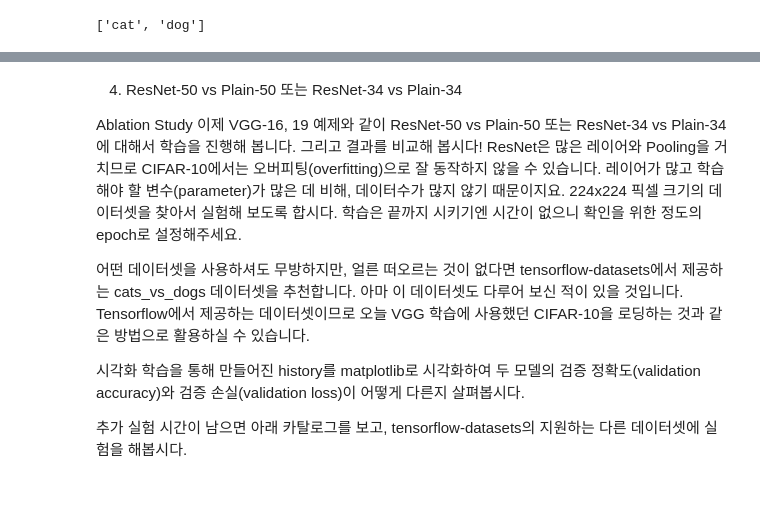
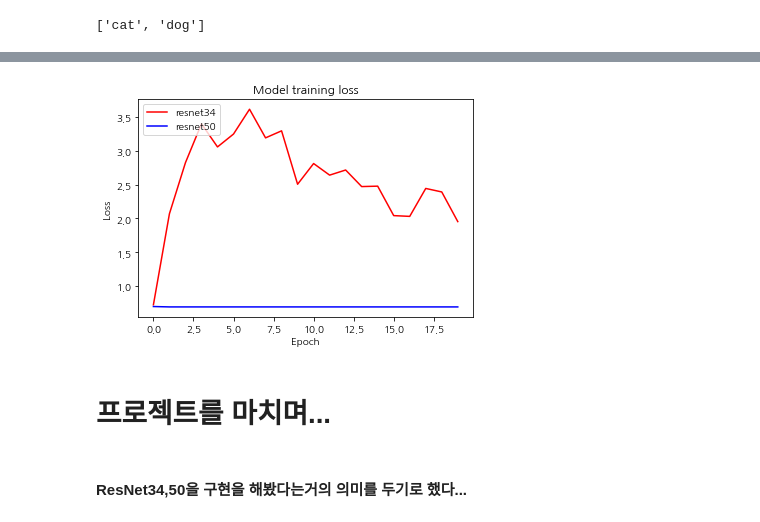
Before and after one commit to zoohoney/workplace, a Jupyter notebook: CV-ResNet_Ablation_Study.ipynb, the cells around one changed output, grey strips where cells are left out. Drawn from its saved outputs; the diff is of its cells as text; code cells hidden in the pictures; blank space fills up the shorter version.

```diff
--- a/CV-ResNet_Ablation_Study.ipynb
+++ b/CV-ResNet_Ablation_Study.ipynb
@@ -45,6 +39,6 @@ fig = tfds.show_examples(ds_valid, ds_info_valid)
 # %%
 def normalize_and_resize_img(image, label):
     """Normalizes images: `uint8` -> `float32`."""
-    # image = tf.image.resize(image, [32, 32])
+    image = tf.image.resize(image, [224, 224])
     return tf.cast(image, tf.float32) / 255., label
 # %%
@@ -557,18 +503,19 @@ Trainable params: 21,309,570
 Non-trainable params: 17,024
 __________________________________________________________________________________________________
 # %%
+# ResNet-34 학습
 resnet34.compile(
     loss='sparse_categorical_crossentropy',
     optimizer=tf.keras.optimizers.SGD(lr=0.01, clipnorm=1.),
     metrics=['accuracy'],
 )
 
-# history_34 = resnet34.fit(
-#     ds_train,
-#     steps_per_epoch=int(ds_info_train.splits['train[:80%]'].num_examples/BATCH_SIZE),
-#     validation_steps=int(ds_info_valid.splits['train[80%:]'].num_examples/BATCH_SIZE),
-#     epochs=EPOCH,
-#     validation_data=ds_valid,
-#     verbose=1,
-#     use_multiprocessing=True,
-# )
+history_34 = resnet34.fit(
+    ds_train,
+    steps_per_epoch=int(ds_info_train.splits['train[:80%]'].num_examples/BATCH_SIZE),
+    validation_steps=int(ds_info_valid.splits['train[80%:]'].num_examples/BATCH_SIZE),
+    epochs=EPOCH,
+    validation_data=ds_valid,
+    verbose=1,
+    use_multiprocessing=True,
+)
@@ -574,0 +540,7 @@ resnet34.compile(
+# %%
+#resnet50 모델
+resnet50_input_layer = keras.layers.Input(shape=(224,224,3), name='input_layer')   # 입력 레이어 생성 = (224,224,3)
+resnet50_block_output = build_resnet(resnet50_input_layer, num_layer=50) # num_layer 설정
+
+resnet50 = keras.Model(inputs=resnet50_input_layer, outputs=resnet50_block_output)
+resnet50.summary()
@@ -575,5 +565,11 @@ resnet34.compile(
 # %%
-history_34 = resnet34.fit(
+resnet50.compile(
+    loss='sparse_categorical_crossentropy',
+    optimizer=tf.keras.optimizers.SGD(lr=0.01, clipnorm=1.),
+    metrics=['accuracy'],
+)
+
+history_50 = resnet50.fit(
     ds_train,
     steps_per_epoch=int(ds_info_train.splits['train[:80%]'].num_examples/BATCH_SIZE),
     validation_steps=int(ds_info_valid.splits['train[80%:]'].num_examples/BATCH_SIZE),
@@ -606,13 +599,15 @@ resnet_50.summary()
-# %% [markdown]
-4) ResNet-50 vs Plain-50 또는 ResNet-34 vs Plain-34
-
-Ablation Study
-이제 VGG-16, 19 예제와 같이 ResNet-50 vs Plain-50 또는 ResNet-34 vs Plain-34에 대해서 학습을 진행해 봅니다. 그리고 결과를 비교해 봅시다! ResNet은 많은 레이어와 Pooling을 거치므로 CIFAR-10에서는 오버피팅(overfitting)으로 잘 동작하지 않을 수 있습니다. 레이어가 많고 학습해야 할 변수(parameter)가 많은 데 비해, 데이터수가 많지 않기 때문이지요. 224x224 픽셀 크기의 데이터셋을 찾아서 실험해 보도록 합시다. 학습은 끝까지 시키기엔 시간이 없으니 확인을 위한 정도의 epoch로 설정해주세요.
-
-어떤 데이터셋을 사용하셔도 무방하지만, 얼른 떠오르는 것이 없다면 tensorflow-datasets에서 제공하는 cats_vs_dogs 데이터셋을 추천합니다. 아마 이 데이터셋도 다루어 보신 적이 있을 것입니다. Tensorflow에서 제공하는 데이터셋이므로 오늘 VGG 학습에 사용했던 CIFAR-10을 로딩하는 것과 같은 방법으로 활용하실 수 있습니다.
-
-시각화
-학습을 통해 만들어진 history를 matplotlib로 시각화하여 두 모델의 검증 정확도(validation accuracy)와 검증 손실(validation loss)이 어떻게 다른지 살펴봅시다.
-
-추가 실험
-시간이 남으면 아래 카탈로그를 보고, tensorflow-datasets의 지원하는 다른 데이터셋에 실험을 해봅시다.
+# %%
+# resnet34 vs resnet 50 학습 loss 시각화
+plt.plot(history_34.history['loss'], 'r')
+plt.plot(history_50.history['loss'], 'b')
+plt.title('Model training loss')
+plt.ylabel('Loss')
+plt.xlabel('Epoch')
+plt.legend(['resnet34', 'resnet50'], loc='upper left')
+plt.show()
+# %% [output]
+[figure, added]
+# %% [markdown]
+# 프로젝트를 마치며...
+# %% [markdown]
+#### ResNet34,50을 구현을 해봤다는거의 의미를 두기로 했다...
```
Also changed, not shown: parts of 22 cells of this notebook.
